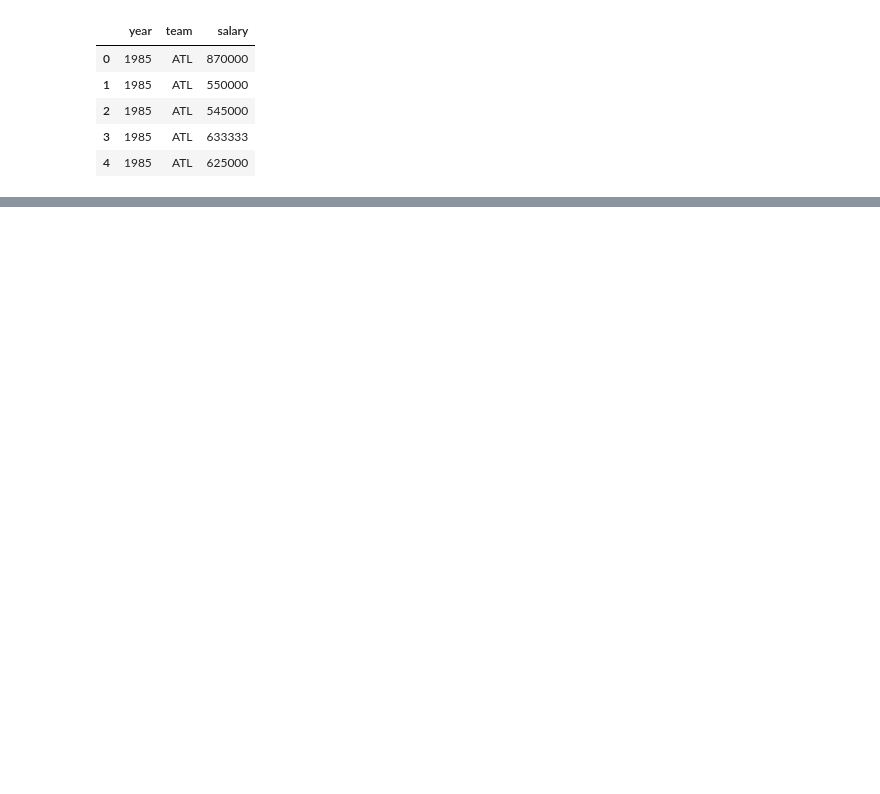
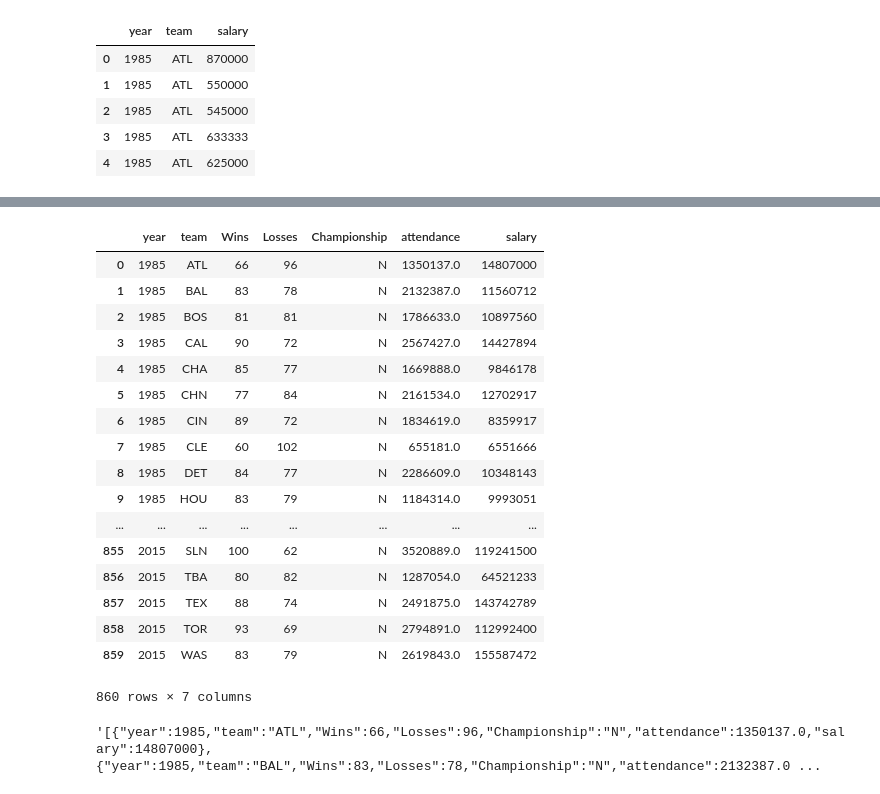
Before and after one commit to kmorehead33/Project_2, a Jupyter notebook: python/ETL.ipynb, the cells around one changed output, grey strips where cells are left out. Drawn from its saved outputs; the diff is of its cells as text; code cells hidden in the pictures; blank space fills up the shorter version.

Commit message:
data cleaning

```diff
--- a/python/ETL.ipynb
+++ b/python/ETL.ipynb
@@ -43,0 +90,28 @@ salaries_db = salaries_db.rename(columns={'yearID': 'year', 'teamID':'team'})
+# %%
+#groupby_db = team_salary_db.groupby(['year', 'team', 'Wins', 'Losses', 'Championship'])
+#groupby_db = groupby_db['salary'].sum()
+#groupby_db.head()
+#team_salary_db['Total Salary'] = team_salary_db['salary'].groupby(team_salary_db['year', 'team']).transform('sum')
+#df['Data4'] = df['Data3'].groupby(df['Date']).transform('sum')
+#team_salary_db.head()
+team_salary_db=team_salary_db.groupby(['year', 'team', 'Wins', 'Losses', 'Championship', 'attendance'], as_index = False).salary.sum()
+team_salary_db
+# %% [output]
+|  | year | team | Wins | Losses | Championship | attendance | salary |
+| 0 | 1985 | ATL | 66 | 96 | N | 1350137.0 | 14807000 |
+| 1 | 1985 | BAL | 83 | 78 | N | 2132387.0 | 11560712 |
+| 2 | 1985 | BOS | 81 | 81 | N | 1786633.0 | 10897560 |
+| 3 | 1985 | CAL | 90 | 72 | N | 2567427.0 | 14427894 |
+| 4 | 1985 | CHA | 85 | 77 | N | 1669888.0 | 9846178 |
+| 5 | 1985 | CHN | 77 | 84 | N | 2161534.0 | 12702917 |
+| 6 | 1985 | CIN | 89 | 72 | N | 1834619.0 | 8359917 |
+| 7 | 1985 | CLE | 60 | 102 | N | 655181.0 | 6551666 |
+| 8 | 1985 | DET | 84 | 77 | N | 2286609.0 | 10348143 |
+| 9 | 1985 | HOU | 83 | 79 | N | 1184314.0 | 9993051 |
+| ... | ... | ... | ... | ... | ... | ... | ... |
+| 855 | 2015 | SLN | 100 | 62 | N | 3520889.0 | 119241500 |
+| 856 | 2015 | TBA | 80 | 82 | N | 1287054.0 | 64521233 |
+| 857 | 2015 | TEX | 88 | 74 | N | 2491875.0 | 143742789 |
+| 858 | 2015 | TOR | 93 | 69 | N | 2794891.0 | 112992400 |
+| 859 | 2015 | WAS | 83 | 79 | N | 2619843.0 | 155587472 |
+860 rows × 7 columns
@@ -43,0 +120,4 @@ salaries_db = salaries_db.rename(columns={'yearID': 'year', 'teamID':'team'})
+# %%
+pprint.pprint(team_json)
+# %% [output]
+'[{"year":1985,"team":"ATL","Wins":66,"Losses":96,"Championship":"N","attendance":1350137.0,"salary":14807000},{"year":1985,"team":"BAL","Wins":83,"Losses":78,"Championship":"N","attendance":2132387.0 ...
```
Also changed, not shown: parts of 16 cells of this notebook, 1 other file.
